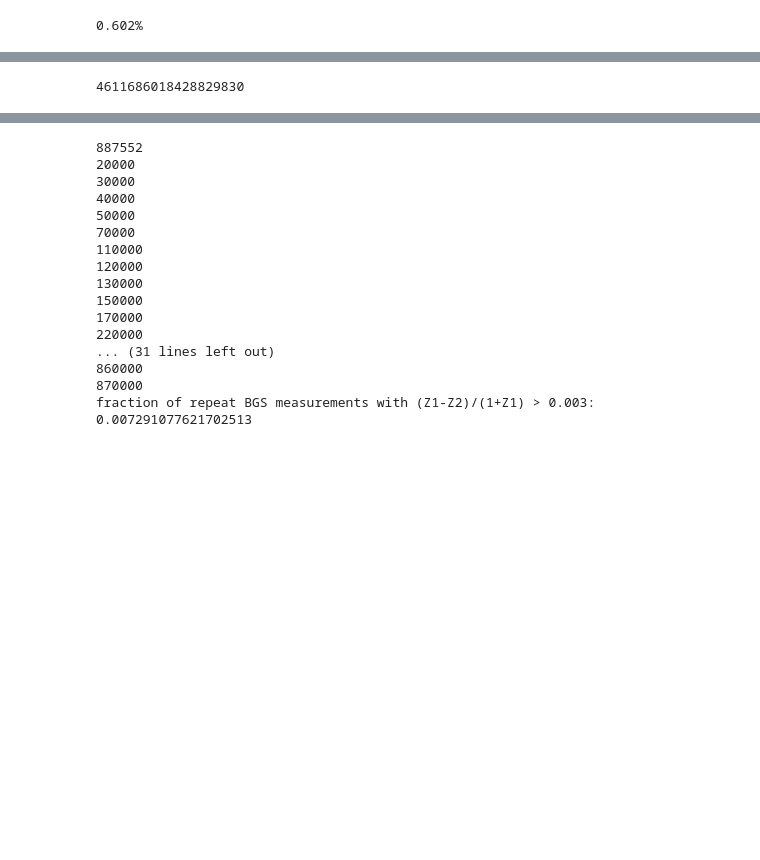
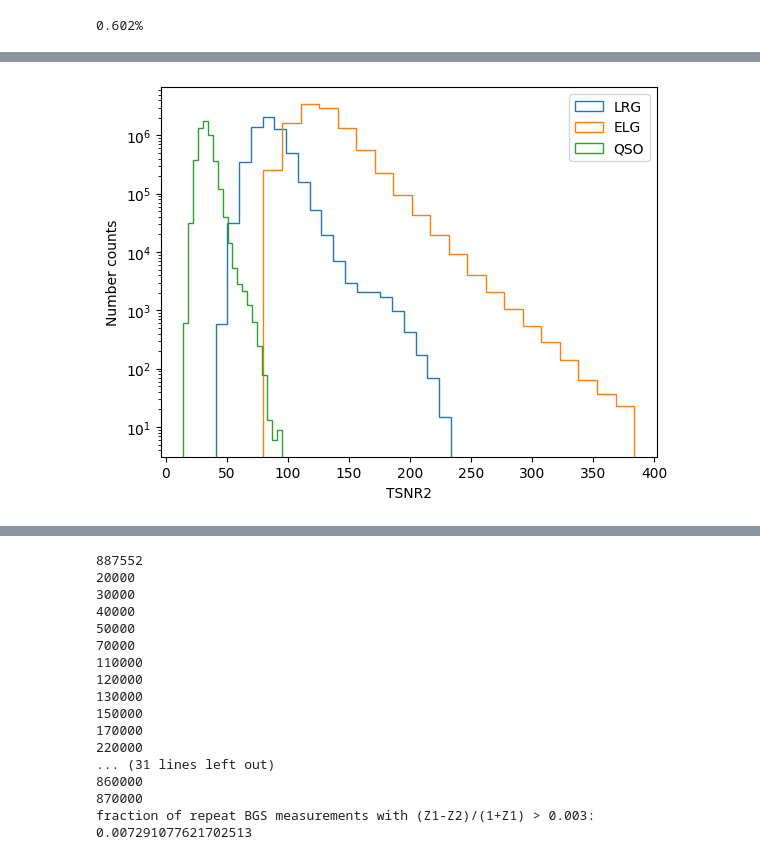
Before and after one commit to ShengyuHE/desi_y3_redshift_errors, a Jupyter notebook: main/repeat_obs/notebooks/compare_repeats.ipynb, the cells around one changed output, grey strips where cells are left out. Drawn from its saved outputs; the diff is of its cells as text; code cells hidden in the pictures; blank space fills up the shorter version.

```diff
--- a/main/repeat_obs/notebooks/compare_repeats.ipynb
+++ b/main/repeat_obs/notebooks/compare_repeats.ipynb
@@ -518,15 +517,14 @@ LRG
 # %%
-# for BGS
-ldirspec = '/global/cfs/cdirs/desi/survey/catalogs/'+'DA2'+'/LSS/'+'loa-v1'+'/'
-# specfo = ldirspec+'datcomb_bright_spec_zdone.fits'
+# for tracer
+ldirspec = '/global/cfs/cdirs/desi/survey/catalogs/'+f'{survey}'+'/LSS/'+'loa-v1'+'/'
+# specfo = ldirspec+'datcomb_bright_spec_zdone.fits
 specfo = ldirspec+f'datcomb_{time}_spec_zdone.fits'
 specf = Table(fitsio.read(specfo.replace('global','dvs_ro')))
 sel = np.isin(specf['TILEID'],mtld['TILEID'])
 specf = specf[sel]
 specf = Table(specf)
-
 if time == 'dark':
-    specf.keep_columns(['TARGETID','Z','ZWARN','DELTACHI2','LOCATION','DESI_TARGET','TILEID','TSNR2_LRG','TSNR2_ELG','ZWARN_MTL','COADD_FIBERSTATUS','FIBER','LASTNIGHT'])
+    specf.keep_columns(['TARGETID','Z','ZWARN','ZERR', 'DELTACHI2','LOCATION','DESI_TARGET','TILEID','TSNR2_LRG','TSNR2_ELG', 'TSNR2_QSO', 'ZWARN_MTL','COADD_FIBERSTATUS','FIBER','LASTNIGHT', 'Z_QN','Z_QN_CONF','IS_QSO_QN' ])
 elif time == 'bright':
-    specf.keep_columns(['TARGETID','Z','ZWARN','DELTACHI2','LOCATION','BGS_TARGET','TILEID','TSNR2_BGS','TSNR2_ELG','ZWARN_MTL','COADD_FIBERSTATUS','FIBER','LASTNIGHT'])
-# specf = common.cut_specdat(specf,badfib=mainp.badfib_td,tsnr_min=tsnrcut,tsnr_col=tnsrcol,fibstatusbits=mainp.badfib_status,remove_badfiber_spike_nz=True,mask_petal_nights=True)
+    specf.keep_columns(['TARGETID','Z','ZWARN','ZERR', 'DELTACHI2','LOCATION','BGS_TARGET','TILEID','TSNR2_BGS','TSNR2_ELG','ZWARN_MTL','COADD_FIBERSTATUS','FIBER','LASTNIGHT'])
+specf = common.cut_specdat(specf,badfib=mainp.badfib_td,tsnr_min=tsnrcut,tsnr_col=tnsrcol,fibstatusbits=mainp.badfib_status,remove_badfiber_spike_nz=True,mask_petal_nights=True)
@@ -554,4 +586,32 @@ array([                257,                1028,                1285,
-# %%
-4611686018428829830
-# %% [output]
-4611686018428829830
+# %%
+sel_LRG = (specf['DESI_TARGET']) & 1 > 0
+sel_gz = common.goodz_infull('LRG',specf,zcol='Z')
+specfl = specf[sel_LRG&sel_gz]
+
+elgf = fitsio.read(mainp.elgzf,columns=['TARGETID','LOCATION','TILEID','OII_FLUX','OII_FLUX_IVAR'])
+specf = join(specf,elgf,keys=['TARGETID','TILEID','LOCATION'],join_type='left')
+o2c = np.log10(specf['OII_FLUX'] * np.sqrt(specf['OII_FLUX_IVAR']))+0.2*np.log10(specf['DELTACHI2'])
+w = (o2c*0) != 0
+w |= specf['OII_FLUX'] < 0
+o2c[w] = -20
+specf['o2c'] = o2c
+sel_ELG = (specf['DESI_TARGET'] & 2) > 0
+sel_gz = common.goodz_infull('ELG',specf,zcol='Z')
+specfe = specf[sel_ELG&sel_gz]
+
+qsof = fitsio.read(mainp.qsozf,columns=['TARGETID','LOCATION','TILEID','Z'])
+specf = join(specf,qsof,keys=['TARGETID','TILEID','LOCATION'],join_type='left',uniq_col_name='{col_name}{table_name}',table_names=['','_QF'])
+selqso = specf['Z_QF']!=999999
+selqso &= (specf['DESI_TARGET'] & 4) > 0
+specfq = specf[selqso]
+# %%
+plt.hist(specfl['TSNR2_LRG'], bins=20, histtype='step', label='LRG')
+plt.hist(specfe['TSNR2_ELG'], bins=20, histtype='step', label='ELG')
+plt.hist(specfq['TSNR2_QSO'], bins=20, histtype='step', label='QSO')
+# plt.hist(specfb['TSNR2_BGS'], bins=20, histtype='step', label='BGS')
+plt.xlabel('TSNR2')
+plt.ylabel('Number counts')
+plt.legend()
+plt.yscale('log')
+# %% [output]
+[figure, added]
```
Also changed, not shown: parts of 15 cells of this notebook, 15 other files.
